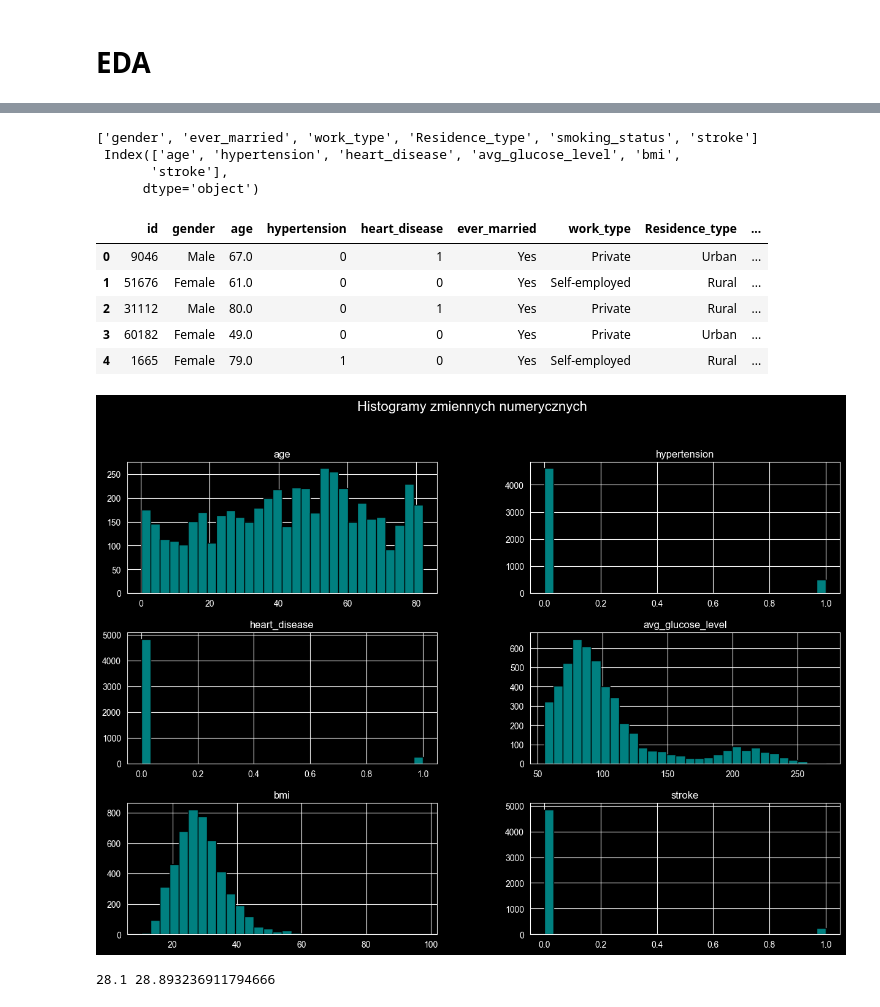
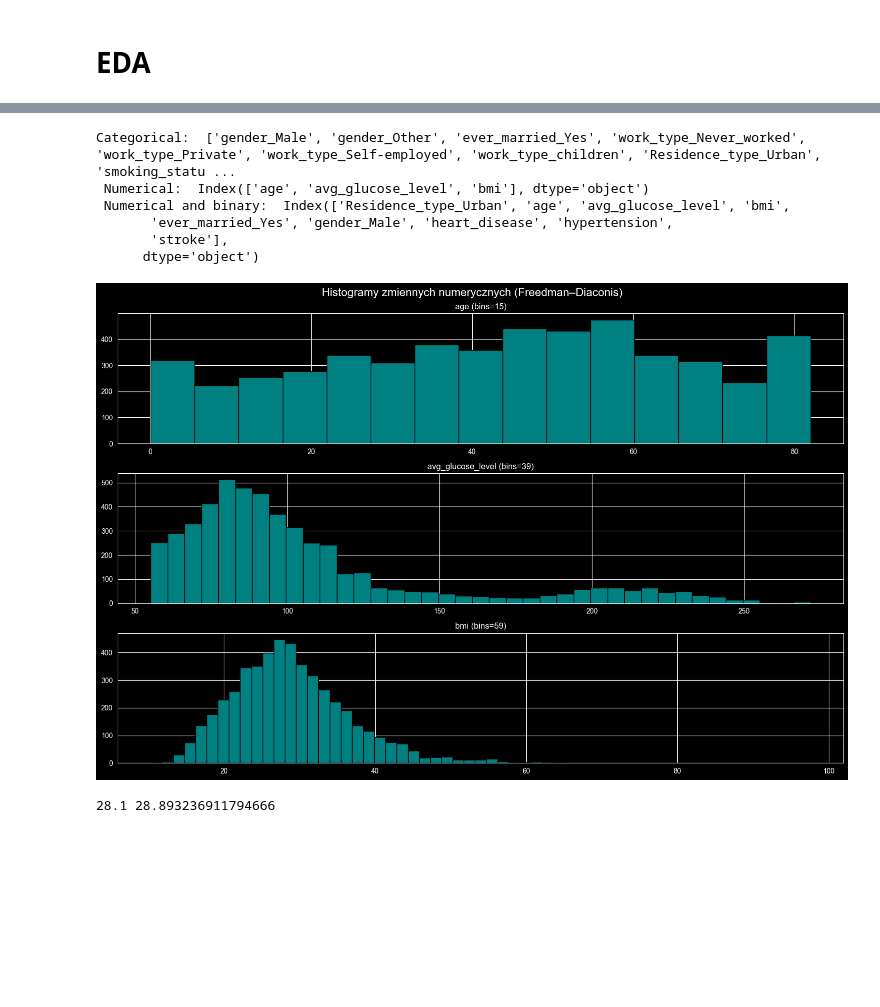
Before and after one commit to bajon1/Ridge-hillclimbing, a Jupyter notebook: feature_engineering.ipynb, the cells around one changed output, grey strips where cells are left out. Cells and saved outputs as stored; diff of their text form; code cells hidden in the pictures; blank space fills up the shorter version.

Commit message:
feature engineering issues with categorical fixed, mutual information left to fix

```diff
--- a/feature_engineering.ipynb
+++ b/feature_engineering.ipynb
@@ -75,28 +84,73 @@ target = "stroke"
 
 categorical_features = data.select_dtypes(['object']).columns.tolist()
 numerical_features = data.select_dtypes(['float64', 'int64']).columns.drop('id')
-categorical_features.append('stroke')
 
-print(categorical_features, '\n', numerical_features)
+data = pd.get_dummies(data, columns=categorical_features, drop_first=True, dtype=float)
+data = data.drop('id', axis=1)
 
-data.head()
+binary_features = ['hypertension', 'heart_disease', 'stroke', 'Residence_type_Urban', 'ever_married_Yes', 'gender_Male']
+
+numerical_features = numerical_features.drop(['hypertension', 'heart_disease', 'stroke'])
+numerical_binary_features = numerical_features.union(binary_features)
+
+categorical_features = [
+    col for col in data.columns
+    if any(col.startswith(c + "_") for c in categorical_features)
+]
+
+categorical_features.extend(binary_features)
+
+
+print("Categorical: ", categorical_features, '\n', "Numerical: ", numerical_features, '\n', "Numerical and binary: ", numerical_binary_features)
 # %% [output]
-['gender', 'ever_married', 'work_type', 'Residence_type', 'smoking_status', 'stroke']
- Index(['age', 'hypertension', 'heart_disease', 'avg_glucose_level', 'bmi',
+Categorical:  ['gender_Male', 'gender_Other', 'ever_married_Yes', 'work_type_Never_worked', 'work_type_Private', 'work_type_Self-employed', 'work_type_children', 'Residence_type_Urban', 'smoking_statu ...
+ Numerical:  Index(['age', 'avg_glucose_level', 'bmi'], dtype='object')
+ Numerical and binary:  Index(['Residence_type_Urban', 'age', 'avg_glucose_level', 'bmi',
+       'ever_married_Yes', 'gender_Male', 'heart_disease', 'hypertension',
        'stroke'],
       dtype='object')
-|  | id | gender | age | hypertension | heart_disease | ever_married | work_type | Residence_type | ... |
-| 0 | 9046 | Male | 67.0 | 0 | 1 | Yes | Private | Urban | ... |
-| 1 | 51676 | Female | 61.0 | 0 | 0 | Yes | Self-employed | Rural | ... |
-| 2 | 31112 | Male | 80.0 | 0 | 1 | Yes | Private | Rural | ... |
-| 3 | 60182 | Female | 49.0 | 0 | 0 | Yes | Private | Urban | ... |
-| 4 | 1665 | Female | 79.0 | 1 | 0 | Yes | Self-employed | Rural | ... |
+# %%
+def freedman_diaconis_bins(x):
+    x = np.asarray(x)
+    x = x[~np.isnan(x)]
+    n = len(x)
+
+    if n < 2:
+        return 1
+
+    q75, q25 = np.percentile(x, [75, 25])
+    iqr = q75 - q25
+
+    if iqr == 0:
+        return int(np.ceil(np.log2(n) + 1))   # fallback: Sturges
+
+    h = 2.64 * iqr / (n ** (1/3))
+    bins = int(np.ceil((x.max() - x.min()) / h))
+
+    return max(1, bins)
 # %%
-data[numerical_features].hist(bins=30, figsize=(15, 10), color="teal", edgecolor='black')
-plt.suptitle("Histogramy zmiennych numerycznych", fontsize=16)
+n_cols = 1
+n_rows = int(np.ceil(len(numerical_features) / n_cols))
+
+fig, axes = plt.subplots(n_rows, n_cols, figsize=(15, 10))
+axes = axes.flatten()
+
+for ax, col in zip(axes, numerical_features):
+    x = data[col].dropna()
+    bins = freedman_diaconis_bins(x)
+
+    ax.hist(x, bins=bins, color="teal", edgecolor="black")
+    ax.set_title(f"{col} (bins={bins})")
+
+# usuwamy puste osie jeśli ich zostało za dużo
+for i in range(len(numerical_features), len(axes)):
+    fig.delaxes(axes[i])
+
+plt.suptitle("Histogramy zmiennych numerycznych (Freedman–Diaconis)", fontsize=16)
+plt.tight_layout()
 plt.show()
 # %% [output]
-[figure, old version]
+[figure, new version]
 # %%
 bmi_median = data['bmi'].median()
 bmi_mean = data['bmi'].mean()
```
Also changed, not shown: parts of 17 cells of this notebook, 3 other files.
